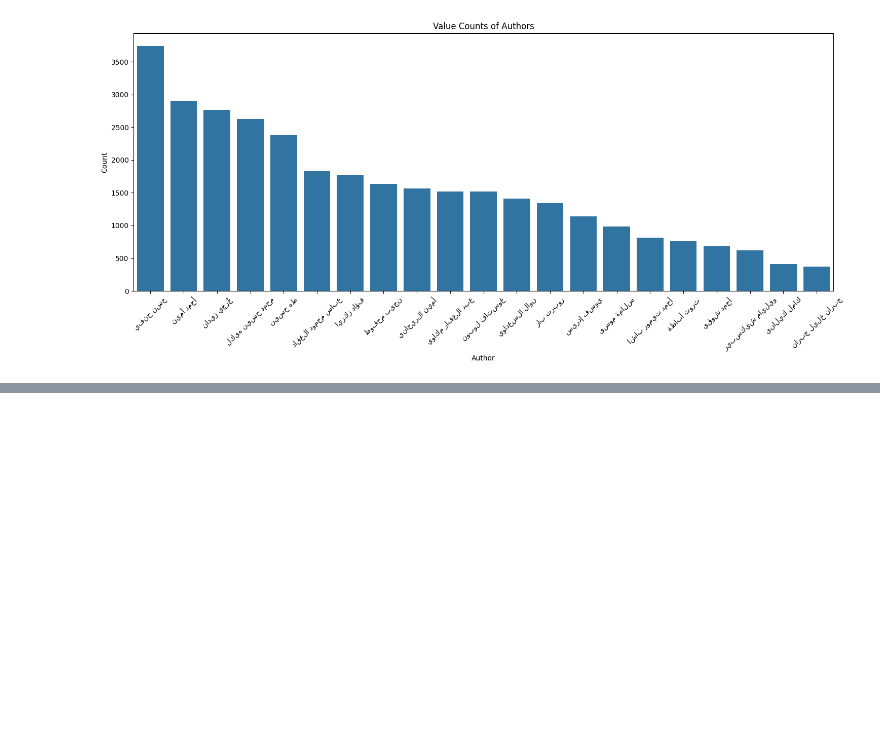
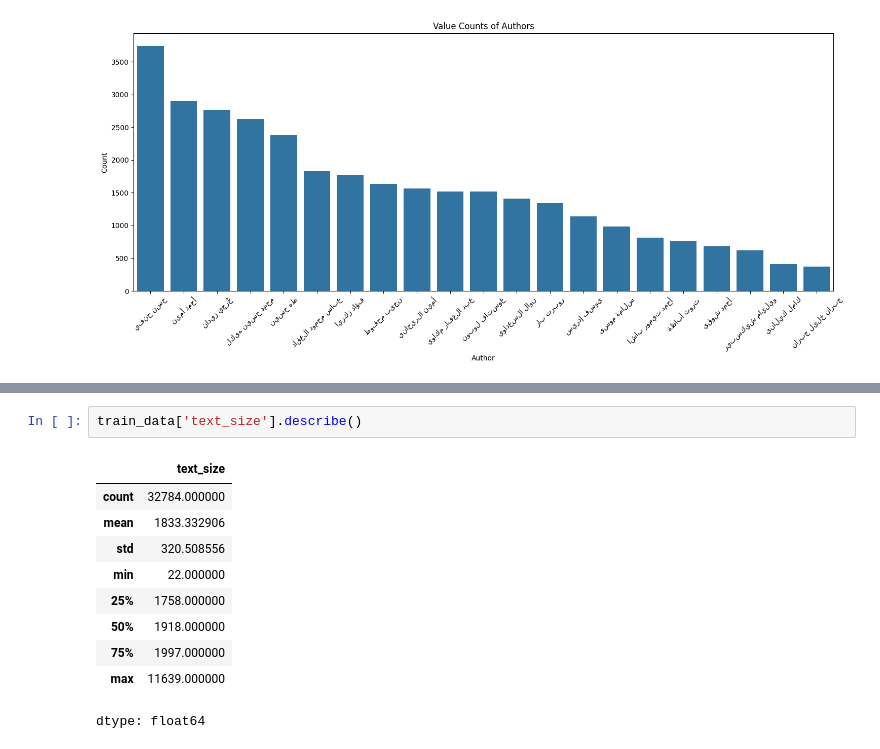
Before and after one commit to MuhammadHelmyOmar/Authorship-Identification, a Jupyter notebook: data_discovery.ipynb, the cells around one changed output, grey strips where cells are left out. Cells and saved outputs as stored; diff of their text form; blank space fills up the shorter version.

```diff
--- a/data_discovery.ipynb
+++ b/data_discovery.ipynb
@@ -122,0 +137,13 @@ plt.show()
+# %%
+train_data['text_size'].describe()
+# %% [output]
+|  | text_size |
+| count | 32784.000000 |
+| mean | 1833.332906 |
+| std | 320.508556 |
+| min | 22.000000 |
+| 25% | 1758.000000 |
+| 50% | 1918.000000 |
+| 75% | 1997.000000 |
+| max | 11639.000000 |
+dtype: float64
```
Also changed, not shown: parts of 18 cells of this notebook.
